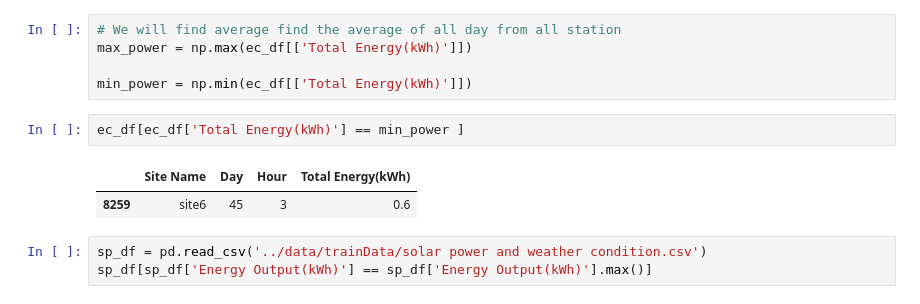
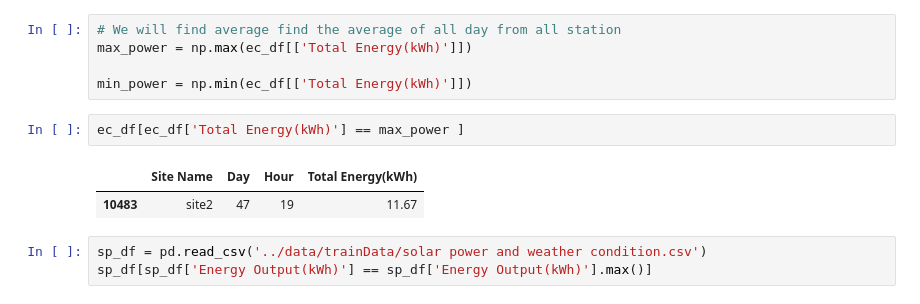
Before and after one commit to AlfredBaraka/Smart-Energy-Supply-Scheduling-for-Green-Telecom-Challenge, a Jupyter notebook: notebooks/data_explorations.ipynb, the cells around one changed output. Drawn from its saved outputs; the diff is of its cells as text.

```diff
--- a/notebooks/data_explorations.ipynb
+++ b/notebooks/data_explorations.ipynb
@@ -50,10 +50,10 @@ max_power = np.max(ec_df[['Total Energy(kWh)']])
 
 min_power = np.min(ec_df[['Total Energy(kWh)']])
 # %%
-ec_df[ec_df['Total Energy(kWh)'] == min_power ]
+ec_df[ec_df['Total Energy(kWh)'] == max_power ]
 # %% [output]
 |  | Site Name | Day | Hour | Total Energy(kWh) |
-| 8259 | site6 | 45 | 3 | 0.6 |
+| 10483 | site2 | 47 | 19 | 11.67 |
 # %%
 sp_df = pd.read_csv('../data/trainData/solar power and weather condition.csv')
 sp_df[sp_df['Energy Output(kWh)'] == sp_df['Energy Output(kWh)'].max()]
```
Also changed, not shown: parts of 17 cells of this notebook, 7 other files.
